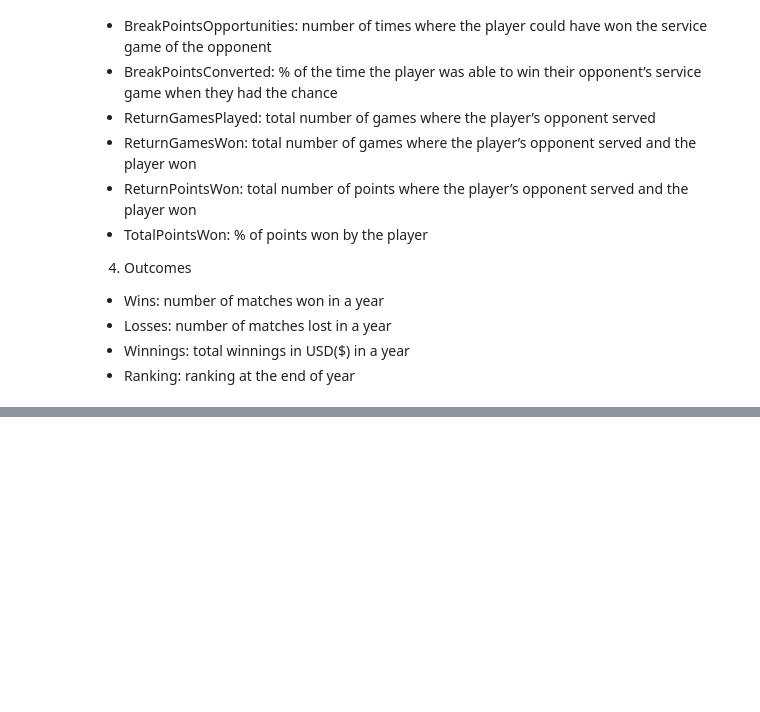
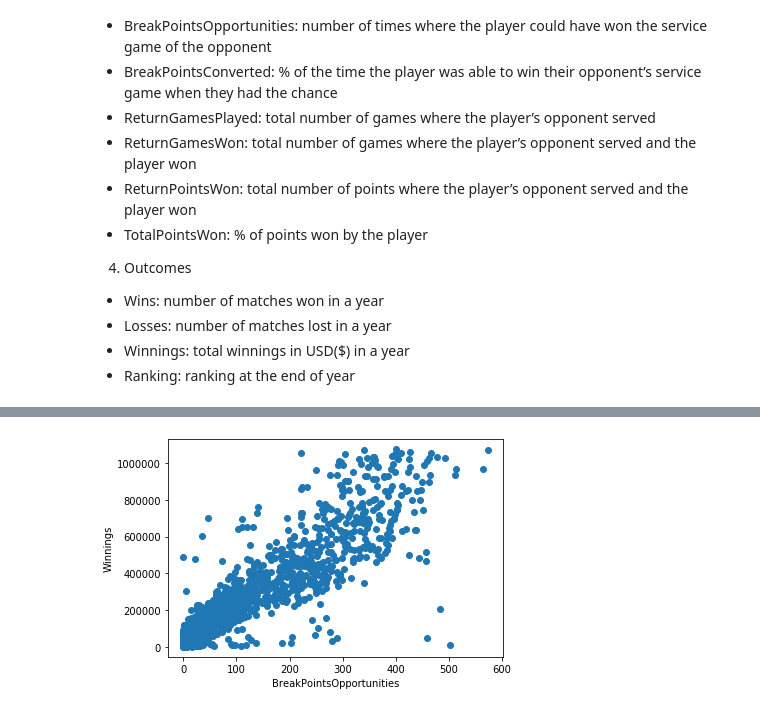
Before and after one commit to olgOk/Tennis-Ace, a Jupyter notebook: TennisAce.ipynb, the cells around one changed output, grey strips where cells are left out. Drawn from its saved outputs; the diff is of its cells as text; code cells hidden in the pictures; blank space fills up the shorter version.

```diff
--- a/TennisAce.ipynb
+++ b/TennisAce.ipynb
@@ -88,0 +98,7 @@ df.head()
+# %%
+plt.scatter(df[['BreakPointsOpportunities']], df[["Winnings"]])
+plt.xlabel(xlabel='BreakPointsOpportunities')
+plt.ylabel(ylabel='Winnings')
+plt.show()
+# %% [output]
+[figure, added]
```
Also changed, not shown: parts of 10 cells of this notebook.
